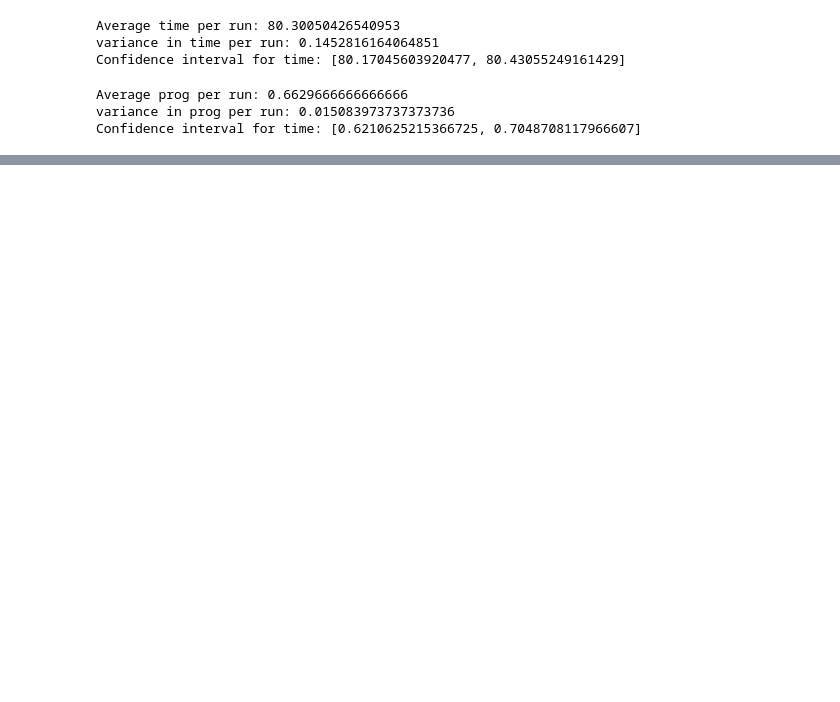
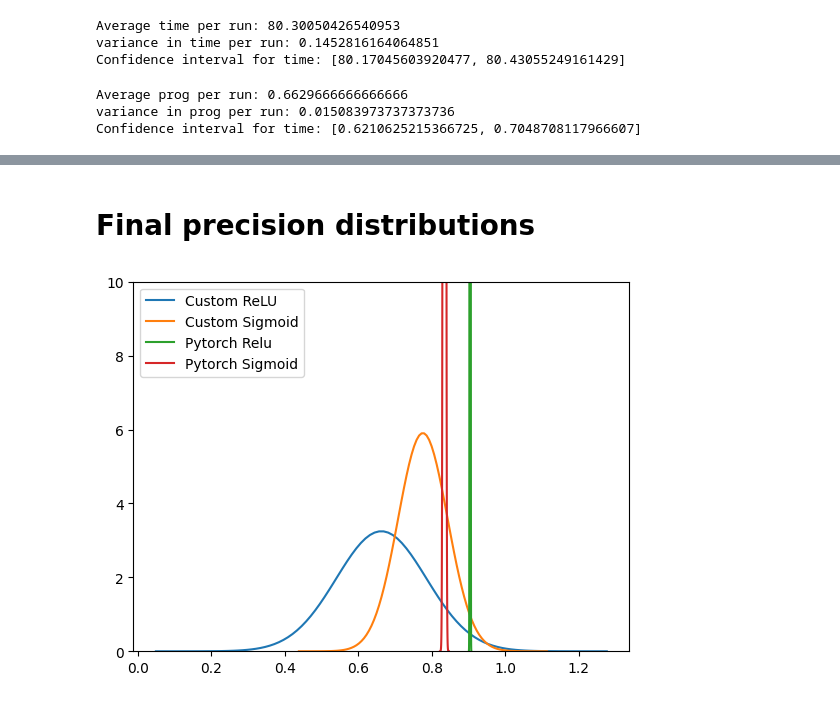
Before and after one commit to sebbdk/mnist-project-playground, a Jupyter notebook: results/calc.ipynb, the cells around one changed output, grey strips where cells are left out. Saved outputs shown, nothing was run; the diff lists cells and outputs as text; code cells hidden in the pictures; blank space fills up the shorter version.

```diff
--- a/results/calc.ipynb
+++ b/results/calc.ipynb
@@ -114,0 +176,33 @@ plt.show()
+# %% [markdown]
+# Final precision distributions
+# %%
+import matplotlib.pyplot as plt
+import scipy.stats as stats
+
+chartData = []
+for prog in progress:
+	chartData.append(prog[-1])
+
+chartData2 = []
+for prog in progressB:
+	chartData2.append(prog[-1])
+
+chartDataPytorchRelu = []
+for prog in progressPytorchRelu:
+	chartDataPytorchRelu.append(prog[-1])
+
+chartDataPytorchSigmoid = []
+for prog in progressPytorchSigmoid:
+	chartDataPytorchSigmoid.append(prog[-1])
+
+plotMe(chartData, A_name)
+plotMe(chartData2, B_name)
+plotMe(chartDataPytorchRelu, "Pytorch Relu")
+plotMe(chartDataPytorchSigmoid, "Pytorch Sigmoid")
+
+plt.legend(loc="upper left")
+plt.ylim(0, 10)
+
+plt.show()
+# %% [output]
+[figure, added]
```
Also changed, not shown: parts of 6 cells of this notebook, 2 other files.
